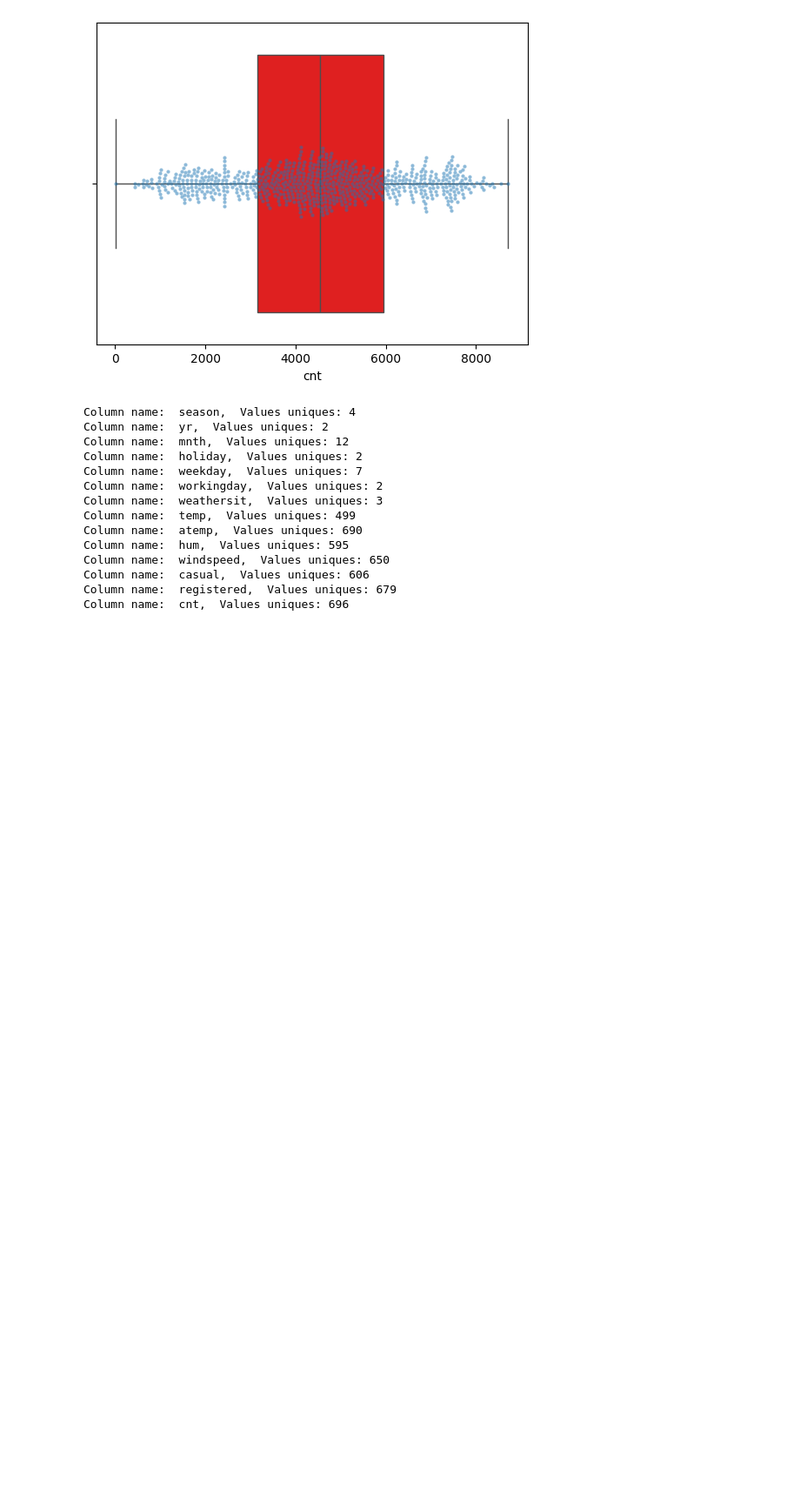
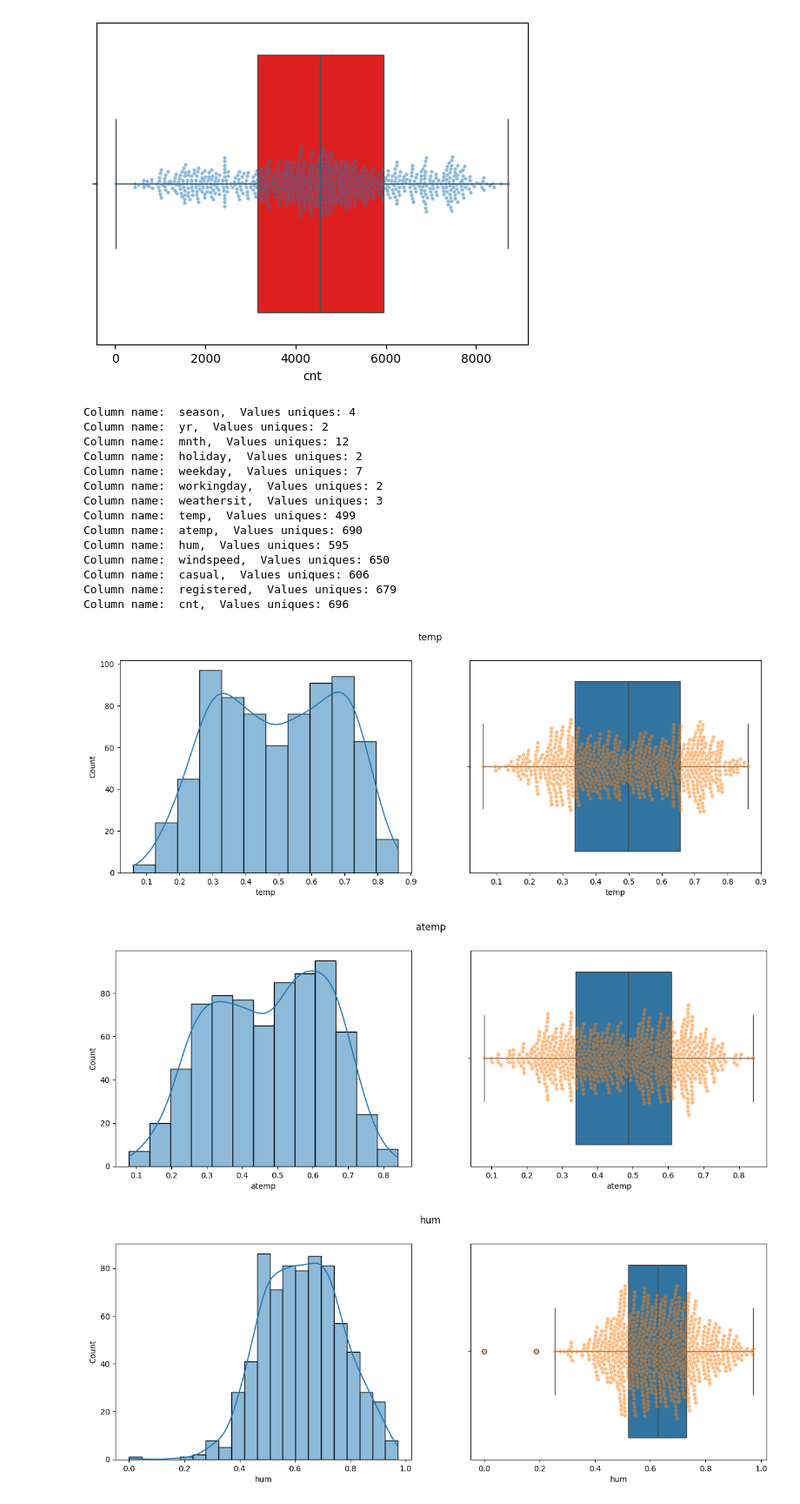
Before and after one commit to Alsanad-Opium/deep-learning-pytorch, a Jupyter notebook: MLandDL/ML/Machine Learning/Algorithms/EnsembleLearning/XGBoosting/Regression/notebook.ipynb, the cells around one changed output. Shown at 87% size. Saved outputs shown, nothing was run; the diff lists cells and outputs as text; code cells hidden in the pictures; blank space fills up the shorter version.

Commit message:
Added univarriate plots and drawn inferences

```diff
--- a/MLandDL/ML/Machine Learning/Algorithms/EnsembleLearning/XGBoosting/Regression/notebook.ipynb
+++ b/MLandDL/ML/Machine Learning/Algorithms/EnsembleLearning/XGBoosting/Regression/notebook.ipynb
@@ -114,4 +114,16 @@ Column name:  cnt,  Values uniques: 696
 # %%
 cat_col = ['season','yr','mnth', 'holiday', 'weekday', 'workingday', 'weathersit']
 
 num_col  = ['temp', 'atemp', 'hum', 'windspeed', 'casual', 'registered', 'cnt']
+
+for col in num_col:
+    fig, ax = plt.subplots(1,2,figsize = (15,5))
+    sns.histplot(df[col], kde = True, ax = ax[0])
+    sns.boxplot(x = df[col], ax =ax[1])
+    sns.swarmplot(x =df[col], alpha = 0.5,ax = ax[1])
+    plt.suptitle(col)
+    plt.show()
+# %% [output]
+[figure, added]
+[figure, added]
+[figure, added]
```
Also changed, not shown: parts of 3 cells of this notebook.
